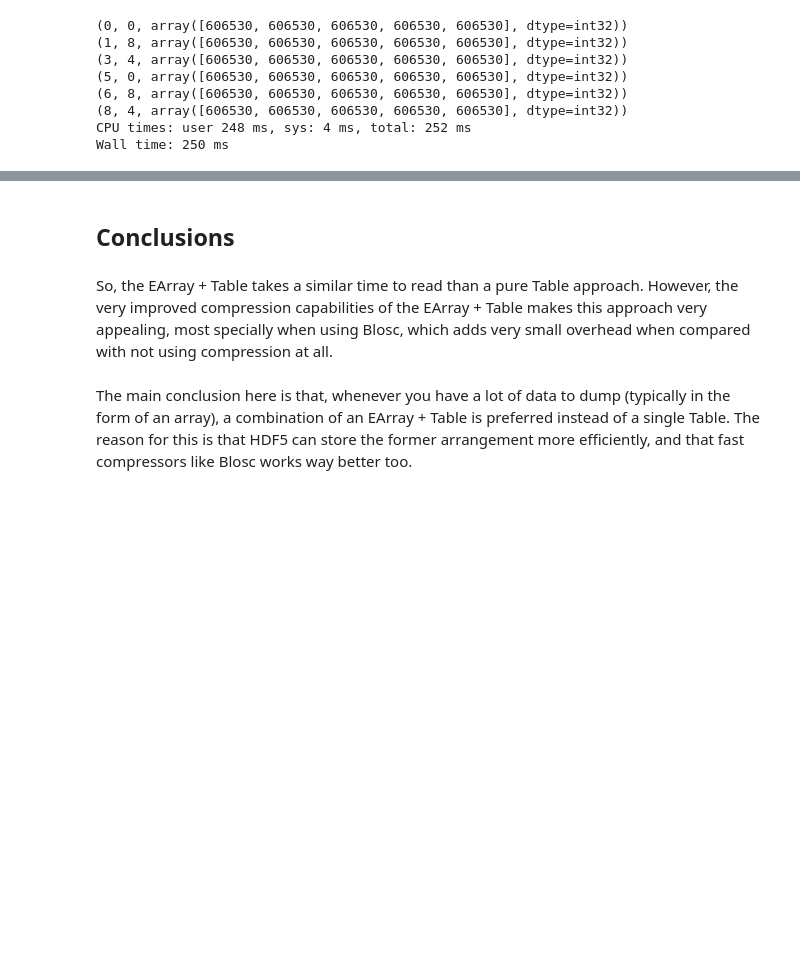
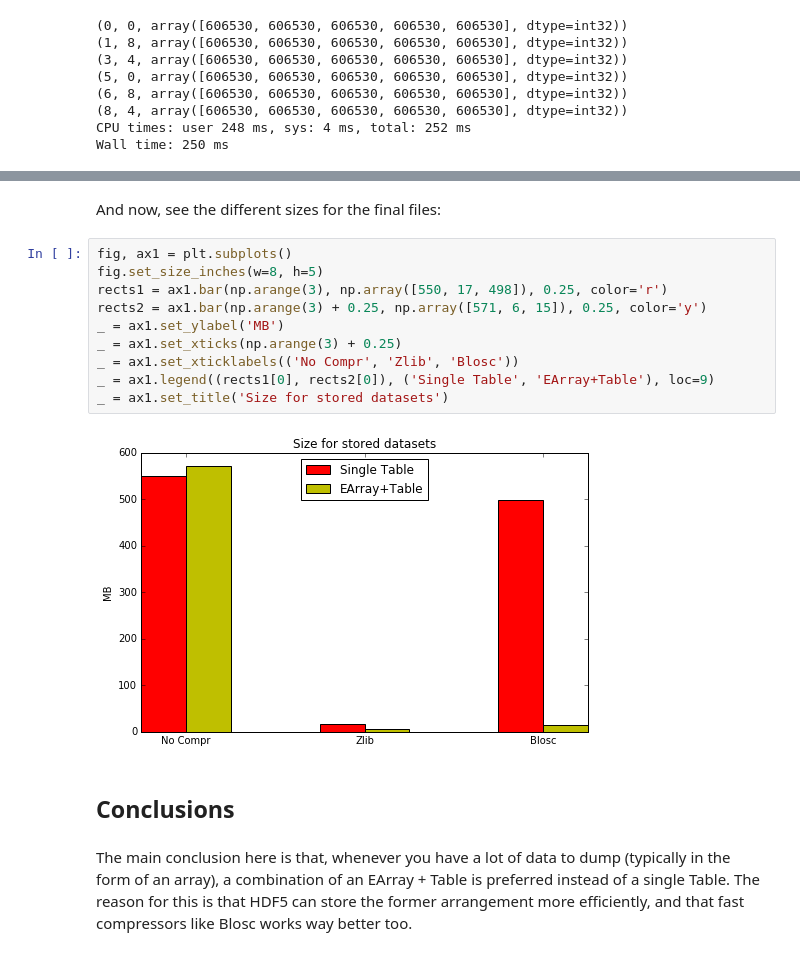
Before and after one commit to PyTables/PyTables, a Jupyter notebook: examples/Single_Table-vs-EArray_Table.ipynb, the cells around one changed output, grey strips where cells are left out. Cells and saved outputs as stored; diff of their text form; blank space fills up the shorter version.

```diff
--- a/examples/Single_Table-vs-EArray_Table.ipynb
+++ b/examples/Single_Table-vs-EArray_Table.ipynb
@@ -238,6 +270,18 @@ Wall time: 250 ms
+# %% [markdown]
+And now, see the different sizes for the final files:
+# %%
+fig, ax1 = plt.subplots()
+fig.set_size_inches(w=8, h=5)
+rects1 = ax1.bar(np.arange(3), np.array([550, 17, 498]), 0.25, color='r')
+rects2 = ax1.bar(np.arange(3) + 0.25, np.array([571, 6, 15]), 0.25, color='y')
+_ = ax1.set_ylabel('MB')
+_ = ax1.set_xticks(np.arange(3) + 0.25)
+_ = ax1.set_xticklabels(('No Compr', 'Zlib', 'Blosc'))
+_ = ax1.legend((rects1[0], rects2[0]), ('Single Table', 'EArray+Table'), loc=9)
+_ = ax1.set_title('Size for stored datasets')
+# %% [output]
+[figure, added]
 # %% [markdown]
 ## Conclusions
-# %% [markdown]
-So, the EArray + Table takes a similar time to read than a pure Table approach.  However, the very improved compression capabilities of the EArray + Table makes this approach very appealing, most specially when using Blosc, which adds very small overhead when compared with not using compression at all.
 # %% [markdown]
 The main conclusion here is that, whenever you have a lot of data to dump (typically in the form of an array), a combination of an EArray + Table is preferred instead of a single Table.  The reason for this is that HDF5 can store the former arrangement more efficiently, and that fast compressors like Blosc works way better too.
```
Also changed, not shown: parts of 9 cells of this notebook.
